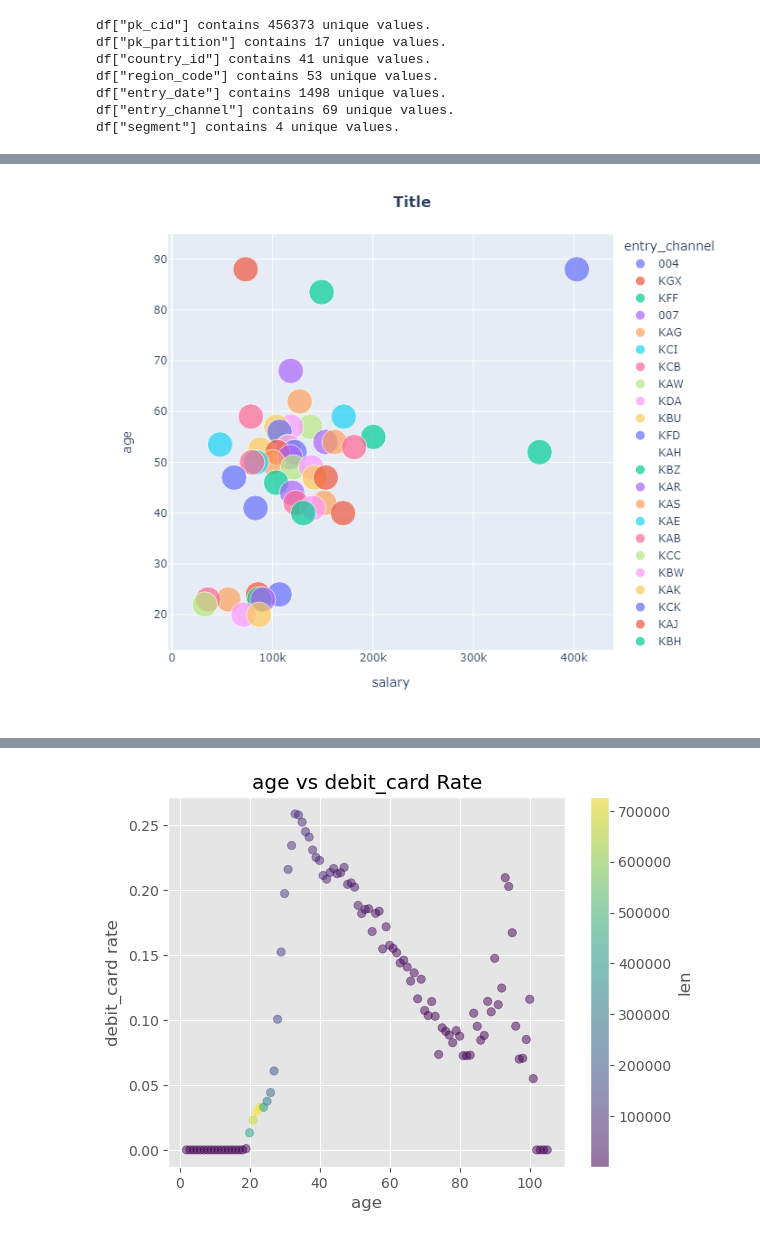
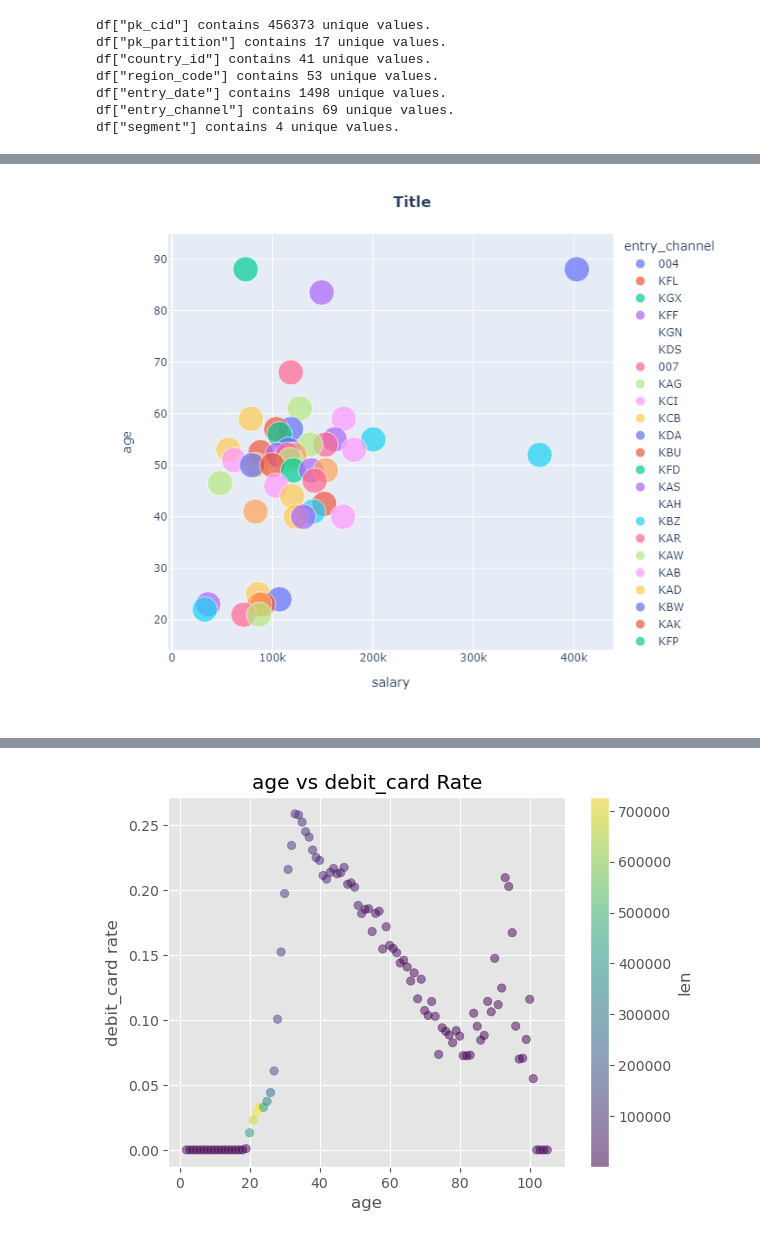
Before and after one commit to aggarcia1996/final_project_adjt, a Jupyter notebook: Analysis/EDA.ipynb, the cells around one changed output, grey strips where cells are left out. Saved outputs shown, nothing was run; the diff lists cells and outputs as text; code cells hidden in the pictures.

```diff
--- a/Analysis/EDA.ipynb
+++ b/Analysis/EDA.ipynb
@@ -256,6 +270,8 @@ df["Male"].value_counts()
 1    3087502
 0    2875422
 Name: Male, dtype: int64
+# %%
+df["salary_LN"] = df["salary"].apply(lambda x: np.log1p(x))
 # %%
 df["deceased"] = df["deceased"].map(lambda x: 1 if x == "S" else 0)
 df["deceased"].value_counts()
@@ -354,8 +360,8 @@ def four_feature_scatterer(data, cat, x, y, size, title = "Title"):
 # %%
 # 80-180k + 40-60 years "cluster"
 # around 80k + 20-25 years "cluster"
 
-four_feature_scatterer(df[df["salary"].notna()], "entry_channel", "salary", "age", "Male", title = "Title")
+four_feature_scatterer(df, "entry_channel", "salary", "age", "Male", title = "Title")
 # %% [output]
 [interactive output not drawn]
-[figure, old version]
+[figure, new version]
```
Also changed, not shown: parts of 22 cells of this notebook.
